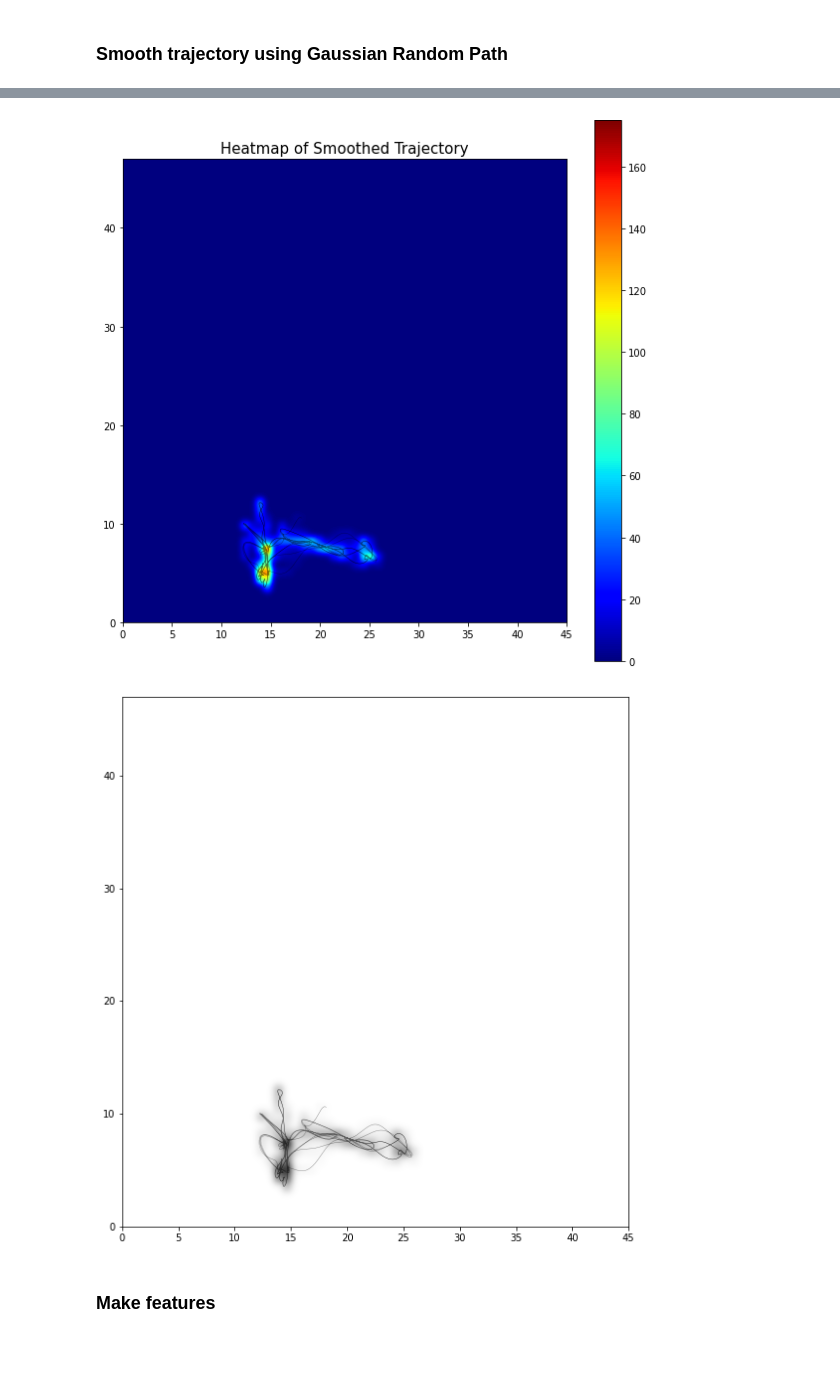
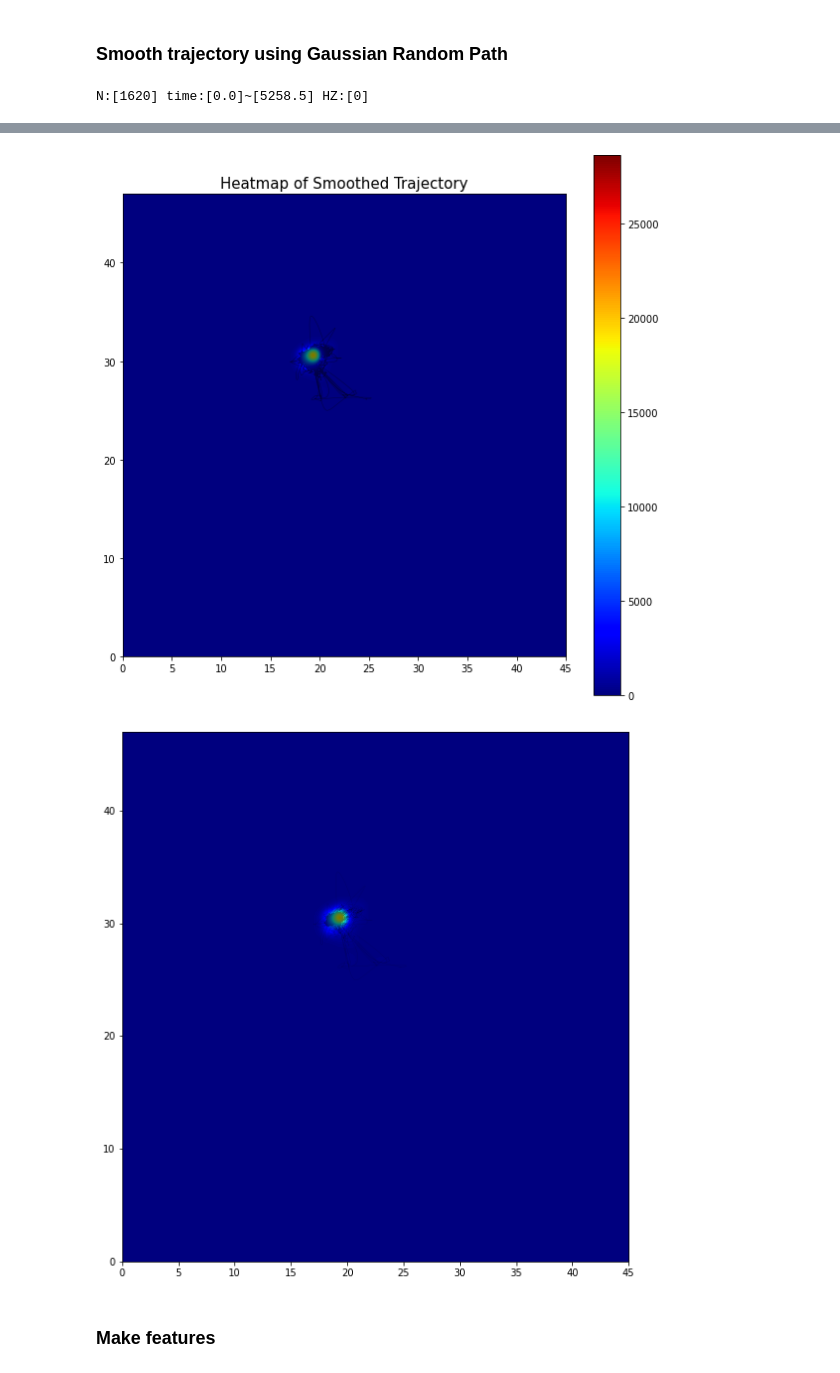
Before and after one commit to sjchoi86/ai_curation, a Jupyter notebook: demo_01_parse_traj.ipynb, the cells around one changed output, grey strips where cells are left out. Cells and saved outputs as stored; diff of their text form; code cells hidden in the pictures.

```diff
--- a/demo_01_parse_traj.ipynb
+++ b/demo_01_parse_traj.ipynb
@@ -11,11 +11,22 @@ Packages loaded.
 # %% [markdown]
 ### Parse json
 # %%
-page_link = 'http://sparklingmesh.iptime.org:10000/api/v1/position/list?id=1'
-with urllib.request.urlopen(page_link) as url:
-    s = url.read()
-    json_parsed = json.loads(s)
-traj = json_parsed['data']
-L = len(traj)
-print ("L:[%d]"%(L))
+MODE = 2
+if MODE == 1:
+    # From link
+    page_link = 'http://sparklingmesh.iptime.org:10000/api/v1/position/list?id=1' # small data
+    with urllib.request.urlopen(page_link) as url:
+        s = url.read()
+        json_parsed = json.loads(s)
+    traj = json_parsed['data']
+    L = len(traj)
+    print ("L:[%d]"%(L))
+elif MODE == 2:
+    # From file
+    file_path = '1620.json'
+    f = open(file_path,)
+    json_parsed = json.load(f)
+    traj = json_parsed['data']
+    L = len(traj)
+    print ("L:[%d]"%(L))
 # %% [output]
@@ -185,5 +195,11 @@ Filtered
 # %% [markdown]
 ### Smooth trajectory using Gaussian Random Path
+# %%
+HZ = len(times)/(times[-1]-times[0])
+print ("N:[%d] time:[%.1f]~[%.1f] HZ:[%d]"%
+       (len(times),times[0],times[-1],HZ))
+# %% [output]
+N:[1620] time:[0.0]~[5258.5] HZ:[0]
 # %%
 from scipy.spatial.distance import pdist, squareform, cdist
 
@@ -200,7 +216,7 @@ def kernel_se(t1,t2,hyp={'gain':1,'len':1,'noise':1e-8}):
 
 def grp_mu(t_in,x_in,t_test,hyp):
     k_test_in = kernel_se(t_test,t_in,hyp=hyp)
-    K_in_in = kernel_se(t_in,t_in,hyp=hyp)
+    K_in_in = kernel_se(t_in,t_in,hyp=hyp) # n_data x n_data
     x_in_mean = x_in.mean(axis=0)
     mu_test = np.matmul(
         k_test_in,
@@ -210,21 +226,21 @@ def grp_mu(t_in,x_in,t_test,hyp):
 # Smooth using GRP
 t_start,t_final,HZ = np.min(times),np.max(times),10
 t_test = np.linspace(start=t_start,stop=t_final,num=round(t_final-t_start)*HZ)
-hyp = {'gain':1,'len':5,'noise':1e-8} # hyperparameter
+hyp = {'gain':1,'len':2,'noise':5e-1} # hyperparameter
 xy_smoothed = np.zeros(shape=(t_test.shape[0],2))
 xy_smoothed[:,0] = grp_mu(times,xy_traj[:,0],t_test,hyp)
 xy_smoothed[:,1] = grp_mu(times,xy_traj[:,1],t_test,hyp)
 
 # Plot the original and smoothed trajectory
 plt.figure(figsize=(8,6))
-plt.plot(xy_traj[:,0],xy_traj[:,1],'ko-',alpha=0.1)
-plt.plot(xy_smoothed[:,0],xy_smoothed[:,1],'b-')
+plt.plot(xy_traj[:,0],xy_traj[:,1],'k-',alpha=0.8)
+plt.plot(xy_smoothed[:,0],xy_smoothed[:,1],'b-',alpha=0.3)
 plt.axis('equal')
 plt.title('Smoothed Trajectory (%dHZ)'%(HZ),fontsize=15)
 plt.show()
 
 # Plot heatmap
-heatmap,xedges,yedges = np.histogram2d(xy_smoothed[:,0],xy_smoothed[:,1],bins=(60,60),
+heatmap,xedges,yedges = np.histogram2d(xy_smoothed[:,0],xy_smoothed[:,1],bins=(50,50),
                                       range=[[0, 45], [0, 47]])
 extent = [xedges[0], xedges[-1], yedges[0], yedges[-1]]
 plt.figure(figsize=(10,10))
@@ -236,8 +252,8 @@ plt.title('Heatmap of Smoothed Trajectory',fontsize=15); plt.show()
 
 # Another heatmap without colorbar
 plt.figure(figsize=(10,10))
-plt.plot(xy_smoothed[:,0],xy_smoothed[:,1],'k-',alpha=0.5,lw=0.4)
-plt.imshow(heatmap.T,extent=extent,origin='lower',cmap=cm.gray_r,interpolation='gaussian')
+plt.plot(xy_smoothed[:,0],xy_smoothed[:,1],'k-',alpha=0.5,lw=0.1)
+plt.imshow(heatmap.T,extent=extent,origin='lower',cmap=cm.jet,interpolation='gaussian')
 plt.xlim(left=None,right=45)
 plt.ylim(bottom=None,top=47)
 # plt.axis('off') # to remove axis
@@ -247,5 +263,5 @@ plt.show()
-[figure, old version]
+[figure, new version]
-[figure, old version]
+[figure, new version]
 # %% [markdown]
 ### Make features
 # %%
```
Also changed, not shown: parts of 7 cells of this notebook, 1 other file.
